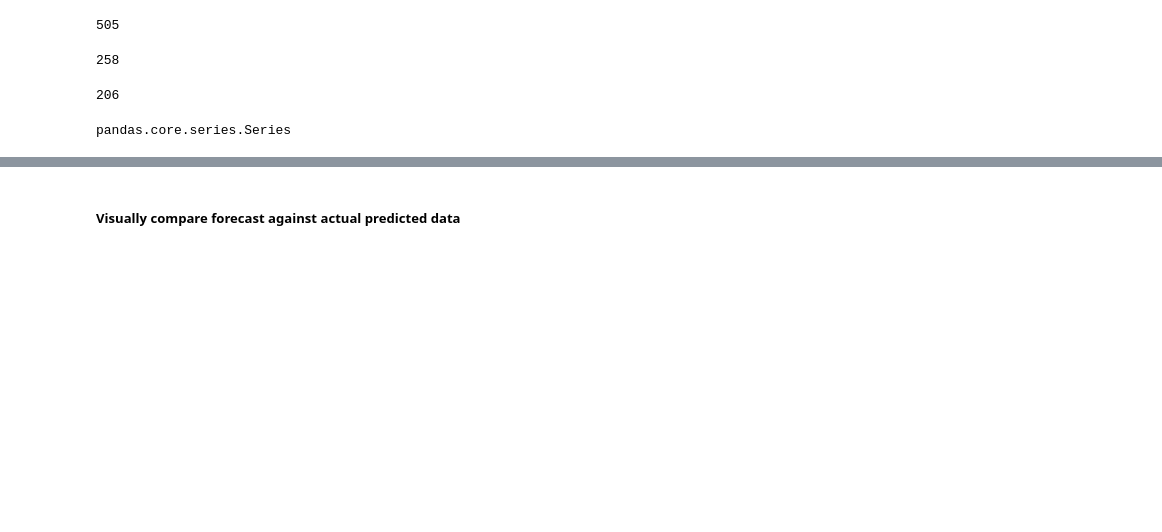
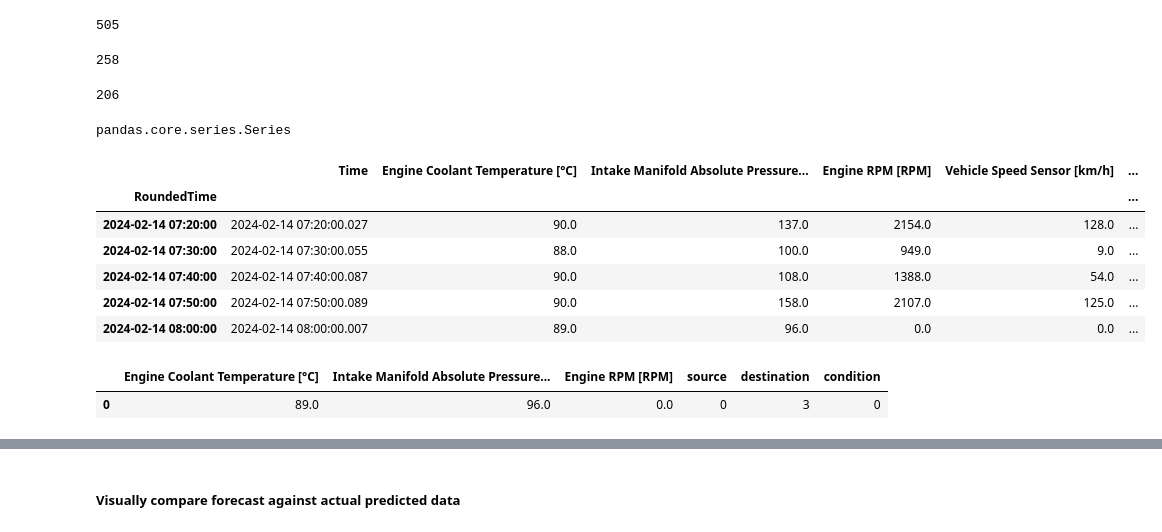
Before and after one commit to asuzukosi/ai-experiments, a Jupyter notebook: src/afjlimitedagent/experiments.ipynb, the cells around one changed output, grey strips where cells are left out. Saved outputs shown, nothing was run; the diff lists cells and outputs as text; code cells hidden in the pictures; blank space fills up the shorter version.

```diff
--- a/src/afjlimitedagent/experiments.ipynb
+++ b/src/afjlimitedagent/experiments.ipynb
@@ -611,3 +623,13 @@ forecast = fit_model.forecast(steps=len(test_data), exog=test_data[['Engine Cool
 type(forecast)
 # %% [output]
 pandas.core.series.Series
+# %%
+test_data.tail()
+# %% [output]
+|  | Time | Engine Coolant Temperature [°C] | Intake Manifold Absolute Pressure... | Engine RPM [RPM] | Vehicle Speed Sensor [km/h] | ... |
+| RoundedTime |  |  |  |  |  | ... |
+| 2024-02-14 07:20:00 | 2024-02-14 07:20:00.027 | 90.0 | 137.0 | 2154.0 | 128.0 | ... |
+| 2024-02-14 07:30:00 | 2024-02-14 07:30:00.055 | 88.0 | 100.0 | 949.0 | 9.0 | ... |
+| 2024-02-14 07:40:00 | 2024-02-14 07:40:00.087 | 90.0 | 108.0 | 1388.0 | 54.0 | ... |
+| 2024-02-14 07:50:00 | 2024-02-14 07:50:00.089 | 90.0 | 158.0 | 2107.0 | 125.0 | ... |
+| 2024-02-14 08:00:00 | 2024-02-14 08:00:00.007 | 89.0 | 96.0 | 0.0 | 0.0 | ... |
@@ -613,0 +653,5 @@ pandas.core.series.Series
+# %%
+gen_test.head()
+# %% [output]
+|  | Engine Coolant Temperature [°C] | Intake Manifold Absolute Pressure... | Engine RPM [RPM] | source | destination | condition |
+| 0 | 89.0 | 96.0 | 0.0 | 0 | 3 | 0 |
```
Also changed, not shown: parts of 39 cells of this notebook, 5 other files.
